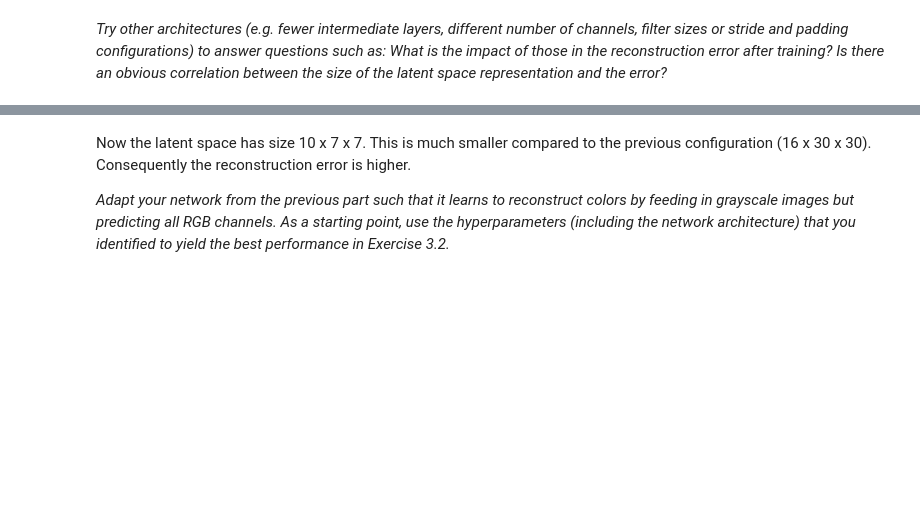
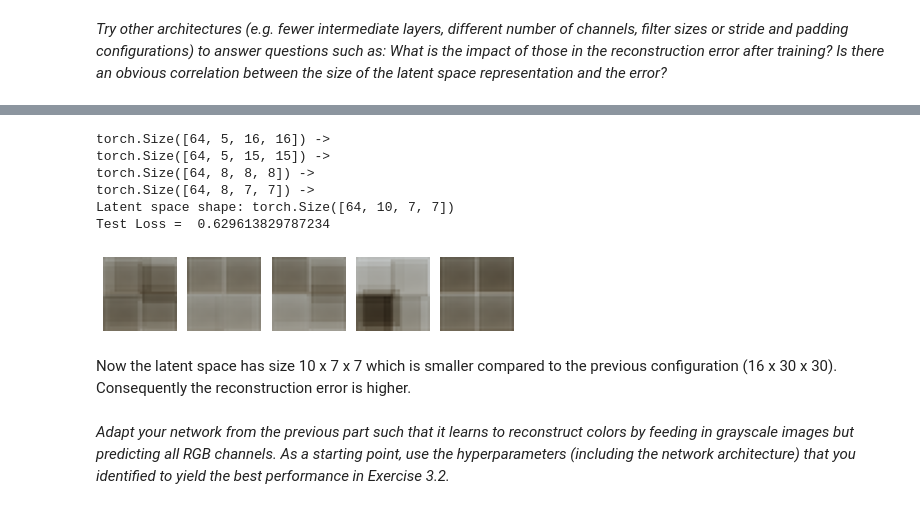
Before and after one commit to serginogues/convolutional_autoencoder, a Jupyter notebook: autoencoder.ipynb, the cells around one changed output, grey strips where cells are left out. Drawn from its saved outputs; the diff is of its cells as text; code cells hidden in the pictures; blank space fills up the shorter version.

```diff
--- a/autoencoder.ipynb
+++ b/autoencoder.ipynb
@@ -328,19 +336,31 @@ KeyboardInterrupt:
 # %%
+model = CAE2(channels=[5, 8, 10, 8])
+model.load_state_dict(torch.load(SAVE_PATH2))
+model.eval()
+test(model)
+
 # Sample outputs
 output = model.forward(images)
 output = output.detach().numpy()
 
 ff2, axarr = plt.subplots(1, 5)
 for i in range(5):
     axarr[i].imshow(np.transpose(output[i], (1, 2, 0)))
     axarr[i].axis('off')
 plt.tight_layout()
 plt.show()
+# %% [output]
+torch.Size([64, 5, 16, 16]) ->
+torch.Size([64, 5, 15, 15]) ->
+torch.Size([64, 8, 8, 8]) ->
+torch.Size([64, 8, 7, 7]) ->
+Latent space shape: torch.Size([64, 10, 7, 7])
+Test Loss =  0.629613829787234
+[figure, added]
+# %% [markdown]
+Now the latent space has size 10 x 7 x 7 which is smaller compared to the previous configuration (16 x 30 x 30).
+Consequently the reconstruction error is higher.
 # %% [markdown]
-Now the latent space has size 10 x 7 x 7.
-This is much smaller compared to the previous configuration (16 x 30 x 30).
-Consequently the reconstruction error is higher.
-
 _Adapt your network from the previous part such that it learns to reconstruct colors by feeding in grayscale
 images but predicting all RGB channels. As a starting point, use the hyperparameters (including the network
 architecture) that you identified to yield the best performance in Exercise 3.2._
```
Also changed, not shown: parts of 19 cells of this notebook.
